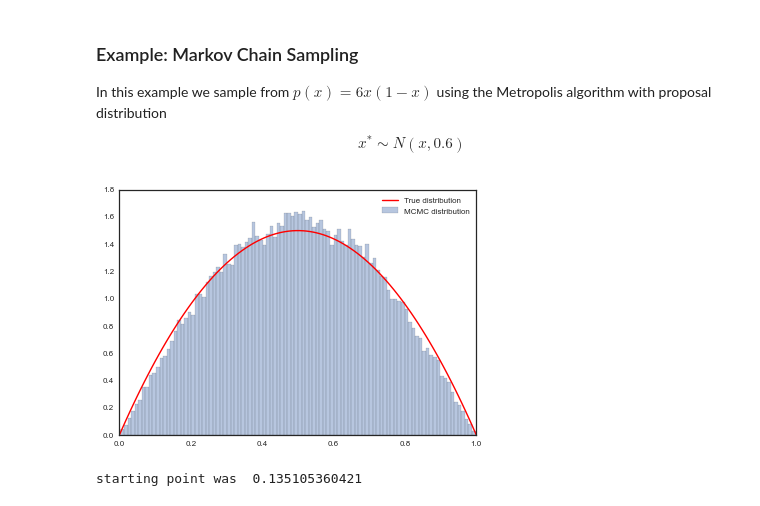
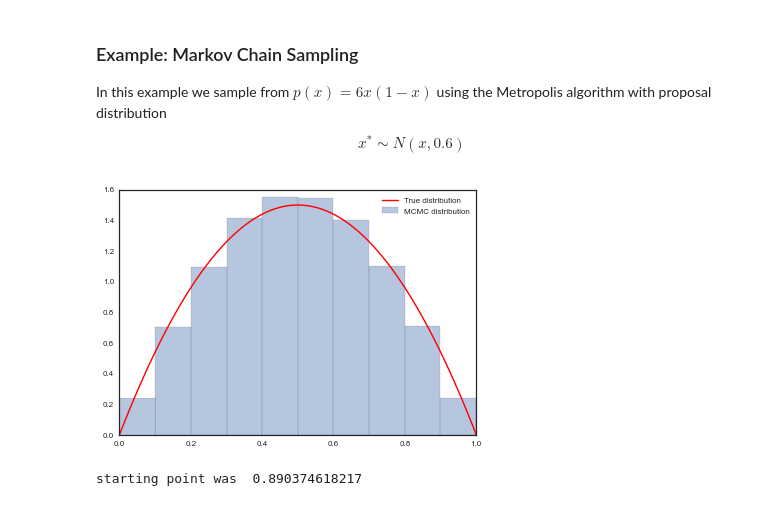
Before and after one commit to subodhchhabra/2015, a Jupyter notebook: Lectures/Lecture06_07_Bayesian_Formalism_Part_2_and_MCMC_Slides.ipynb, the cells around one changed output. Drawn from its saved outputs; the diff is of its cells as text; code cells hidden in the pictures.

```diff
--- a/Lectures/Lecture06_07_Bayesian_Formalism_Part_2_and_MCMC_Slides.ipynb
+++ b/Lectures/Lecture06_07_Bayesian_Formalism_Part_2_and_MCMC_Slides.ipynb
@@ -89,52 +92,49 @@ $$x^* \sim N(x, 0.6) $$
 p = lambda x: 6*x*(1-x)
 
 # number of samples
-n = 100000
+n = 1000000
 
 # sigma for our proposal distribution
 # corresponds to step size
-sig =0.6
+sig = 0.6
 
 #intitialize the sampling. Start somewhere from 0..1
 x0 = np.random.uniform()
 #x0 = 0.00000001
 
 x_prev = x0
 
-x=[] # to save our samples
-i=0 # to count our samples
-while i<n:
+x = [] # to save our samples
+
+for i in xrange(n):
     # sample new state candidate from proposal distribution
     x_star = np.random.normal(x_prev, sig)
-    while  (x_star <0) | (x_star > 1):  # MAKE SURE WE STAY WITHIN BOUNDS
+
+    while  (x_star <0) | (x_star > 1):  # make sure you stay within bounds
         x_star = np.random.normal(x_prev, sig)
 
     P_star = p(x_star)
     P_prev = p(x_prev)
     U =  np.random.uniform()
 
     # A is simple because our transition probability is symmetric (Metropolis only)
     A =  P_star/P_prev # did we go up or down?
 
     if U < A: #coin flip to see if we accept
-        x.append(x_star)
-        i = i + 1
         x_prev = x_star
-    else :
-        x.append(x_prev) # we stay but we keep the sample!
-        x_prev = x[i]
-        i = i + 1
+
+    x.append(x_prev) # we always get a sample question just is if we stay or move on
 
 # plot our sample histogram
-plt.hist(x,100, alpha=0.4, label=u'MCMC distribution', normed=True)
+plt.hist(x,10, alpha=0.4, label=u'MCMC distribution', normed=True)
 
 #plot the true function
 xx= np.linspace(0,1,100)
 plt.plot(xx, p(xx), 'r', label=u'True distribution')
 plt.legend()
 
 plt.show()
 print "starting point was ", x0
 # %% [output]
-[figure, old version]
+[figure, new version]
-starting point was  0.135105360421
+starting point was  0.890374618217
```
Also changed, not shown: parts of 3 cells of this notebook.
